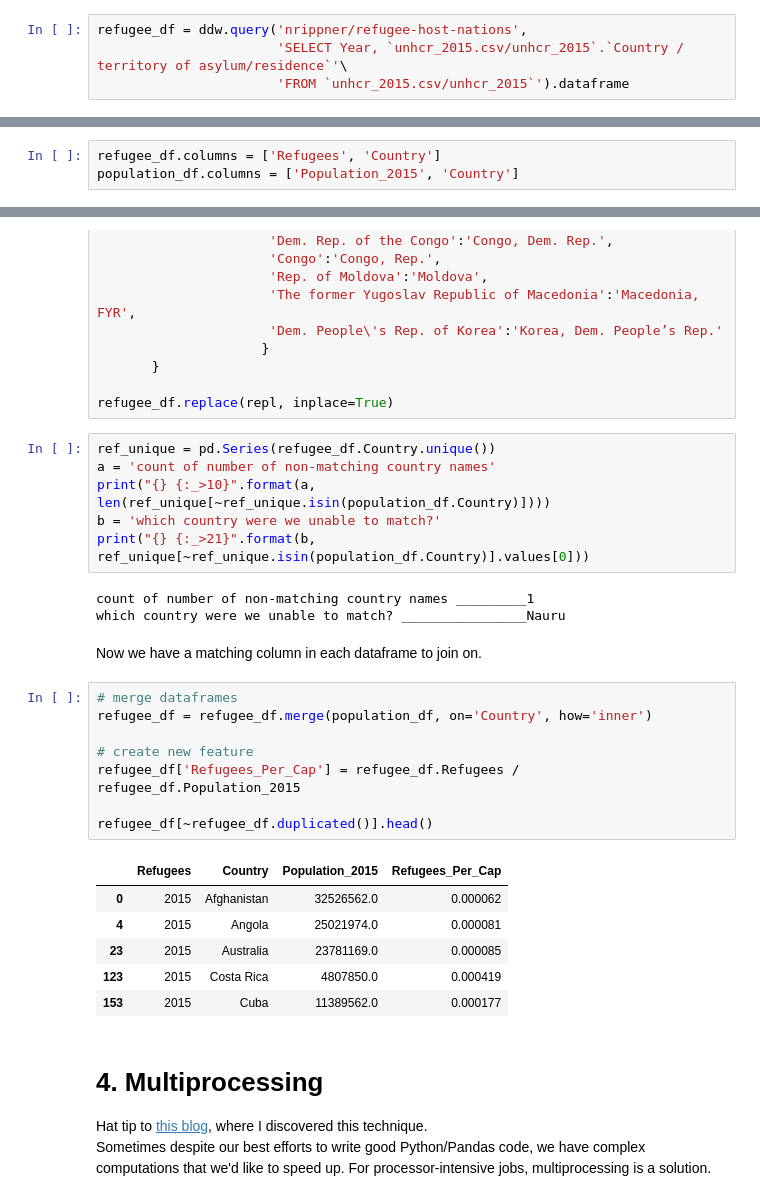
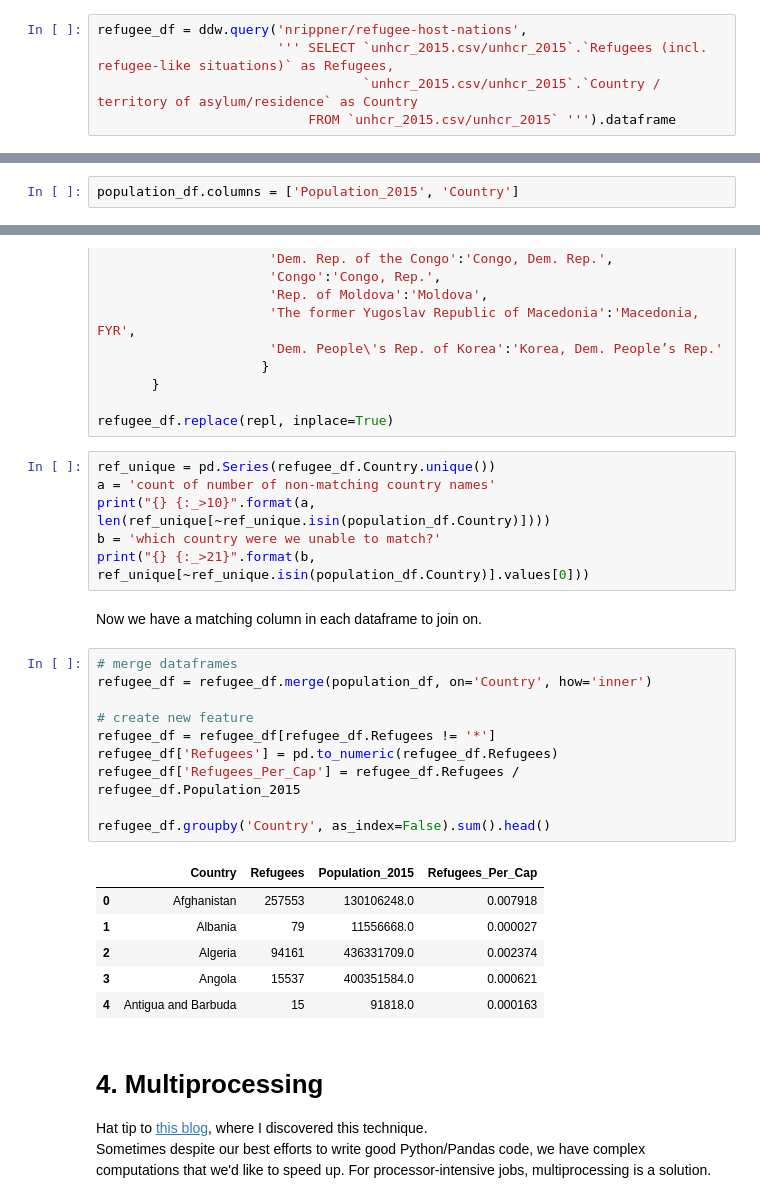
Before and after one commit to nrippner/misc, a Jupyter notebook: datadotworld_wrangling_tutorial.ipynb, the cells around one changed output, grey strips where cells are left out. Drawn from its saved outputs; the diff is of its cells as text.

```diff
--- a/datadotworld_wrangling_tutorial.ipynb
+++ b/datadotworld_wrangling_tutorial.ipynb
@@ -286,8 +286,9 @@ In this section, we'll see how to correct discrepancies between two columns.
 In this example, our goal is to join two datasets on a "Country" column. In this case, we're going to join a dataset on refugees by country with one for population by country, with the goal of creating a "Refugees Per Capita" feature.
 # %%
 refugee_df = ddw.query('nrippner/refugee-host-nations',
-                       'SELECT Year, `unhcr_2015.csv/unhcr_2015`.`Country / territory of asylum/residence`'\
-                       'FROM `unhcr_2015.csv/unhcr_2015`').dataframe
+                       ''' SELECT `unhcr_2015.csv/unhcr_2015`.`Refugees (incl. refugee-like situations)` as Refugees,
+                                  `unhcr_2015.csv/unhcr_2015`.`Country / territory of asylum/residence` as Country
+                           FROM `unhcr_2015.csv/unhcr_2015` ''').dataframe
 # %%
 population_df = ddw.query('nrippner/refugee-host-nations',
                         '''SELECT `worldbank_indicators.csv/worldbank_indicators`.`2015 [YR2015]`,
@@ -300,5 +303,4 @@ Rename columns to prepare for join
 # %%
-refugee_df.columns = ['Refugees', 'Country']
 population_df.columns = ['Population_2015', 'Country']
 # %%
 print("The refugee dataframe has %d unique Countries" % len(refugee_df.Country.unique()))
@@ -447,26 +410,25 @@ a = 'count of number of non-matching country names'
 print("{} {:_>10}".format(a, len(ref_unique[~ref_unique.isin(population_df.Country)])))
 b = 'which country were we unable to match?'
 print("{} {:_>21}".format(b, ref_unique[~ref_unique.isin(population_df.Country)].values[0]))
-# %% [output]
-count of number of non-matching country names _________1
-which country were we unable to match? ________________Nauru
 # %% [markdown]
 Now we have a matching column in each dataframe to join on.
 # %%
 # merge dataframes
 refugee_df = refugee_df.merge(population_df, on='Country', how='inner')
 
 # create new feature
+refugee_df = refugee_df[refugee_df.Refugees != '*']
+refugee_df['Refugees'] = pd.to_numeric(refugee_df.Refugees)
 refugee_df['Refugees_Per_Cap'] = refugee_df.Refugees / refugee_df.Population_2015
 
-refugee_df[~refugee_df.duplicated()].head()
+refugee_df.groupby('Country', as_index=False).sum().head()
 # %% [output]
-|  | Refugees | Country | Population_2015 | Refugees_Per_Cap |
-| 0 | 2015 | Afghanistan | 32526562.0 | 0.000062 |
-| 4 | 2015 | Angola | 25021974.0 | 0.000081 |
-| 23 | 2015 | Australia | 23781169.0 | 0.000085 |
-| 123 | 2015 | Costa Rica | 4807850.0 | 0.000419 |
-| 153 | 2015 | Cuba | 11389562.0 | 0.000177 |
+|  | Country | Refugees | Population_2015 | Refugees_Per_Cap |
+| 0 | Afghanistan | 257553 | 130106248.0 | 0.007918 |
+| 1 | Albania | 79 | 11556668.0 | 0.000027 |
+| 2 | Algeria | 94161 | 436331709.0 | 0.002374 |
+| 3 | Angola | 15537 | 400351584.0 | 0.000621 |
+| 4 | Antigua and Barbuda | 15 | 91818.0 | 0.000163 |
 # %% [markdown]
 # 4. Multiprocessing
 Hat tip to [this blog](http://www.racketracer.com/2016/07/06/pandas-in-parallel/), where I discovered this technique.
```
Also changed, not shown: parts of 4 cells of this notebook.
